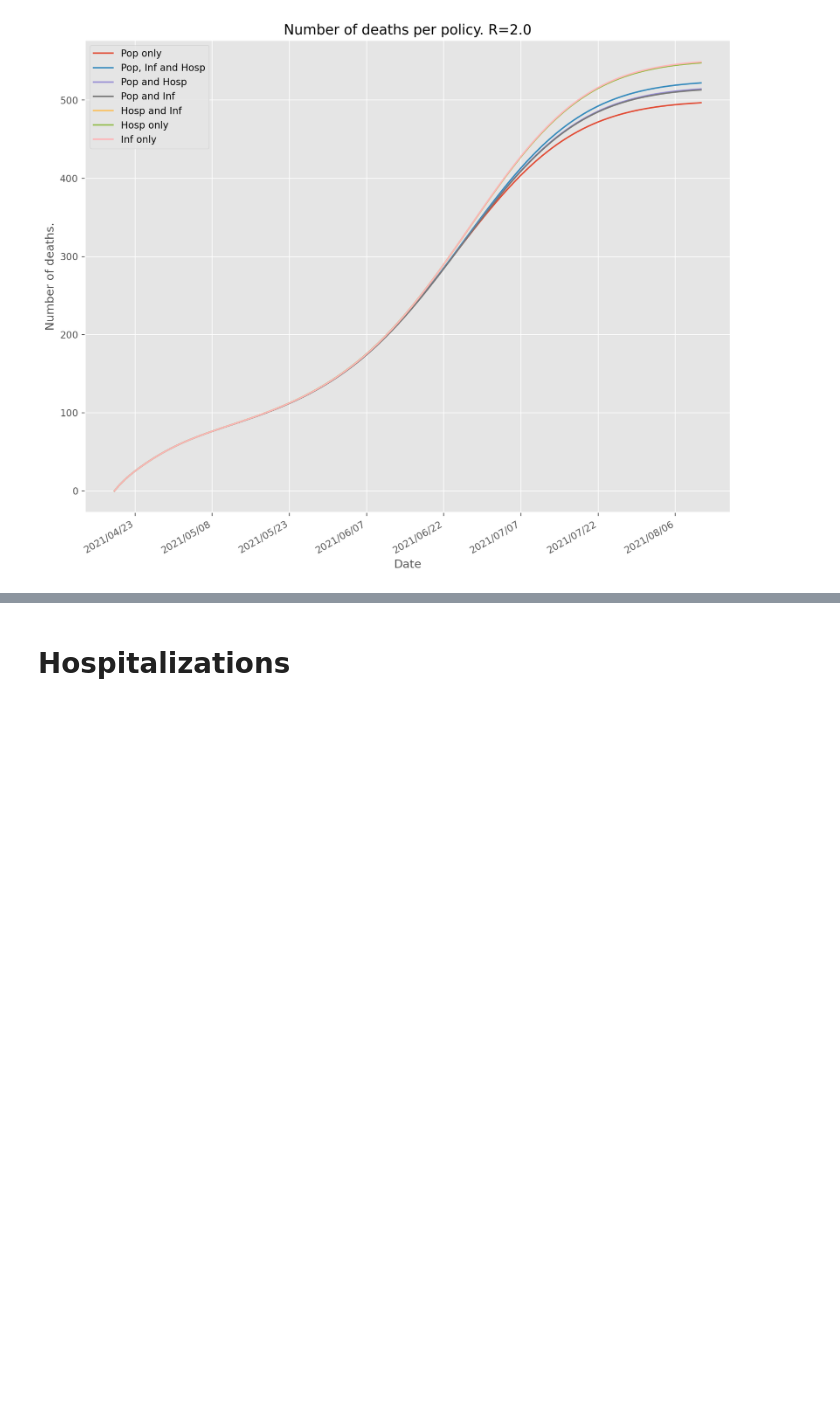
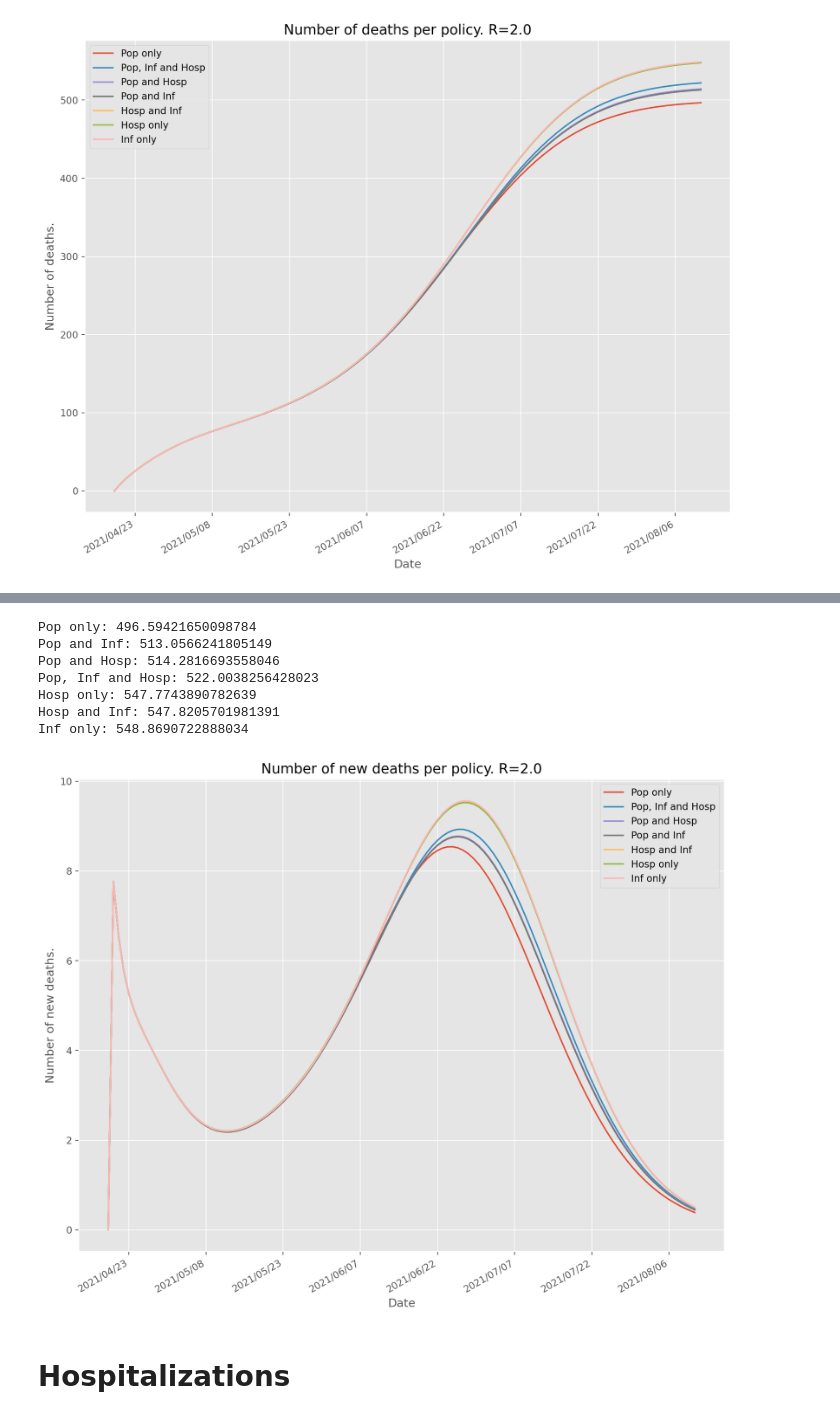
Before and after one commit to FINCoVID19/optimized_vaccination_finland, a Jupyter notebook: compare_vaccination_strategies.ipynb, the cells around one changed output, grey strips where cells are left out. Saved outputs shown, nothing was run; the diff lists cells and outputs as text; code cells hidden in the pictures; blank space fills up the shorter version.

```diff
--- a/compare_vaccination_strategies.ipynb
+++ b/compare_vaccination_strategies.ipynb
@@ -170,3 +223,20 @@ Inf only: 548.8690722888034
+# %%
+fig, ax = plt.subplots(figsize=(12, 10))
+fig.gca().xaxis.set_major_formatter(mdates.DateFormatter('%Y/%m/%d'))
+fig.gca().xaxis.set_major_locator(mdates.DayLocator(interval=plot_interval))
+
+ax = plot_results(ax, r=r_experiments[3], metric='new deaths', all_results=all_results, t0=t0, T=T)
+
+fig.autofmt_xdate()
+# %% [output]
+Pop only: 496.59421650098784
+Pop and Inf: 513.0566241805149
+Pop and Hosp: 514.2816693558046
+Pop, Inf and Hosp: 522.0038256428023
+Hosp only: 547.7743890782639
+Hosp and Inf: 547.8205701981391
+Inf only: 548.8690722888034
+[figure, added]
 # %% [markdown]
 # Hospitalizations
 # %%
```
Also changed, not shown: parts of 5 cells of this notebook, 2 other files.
